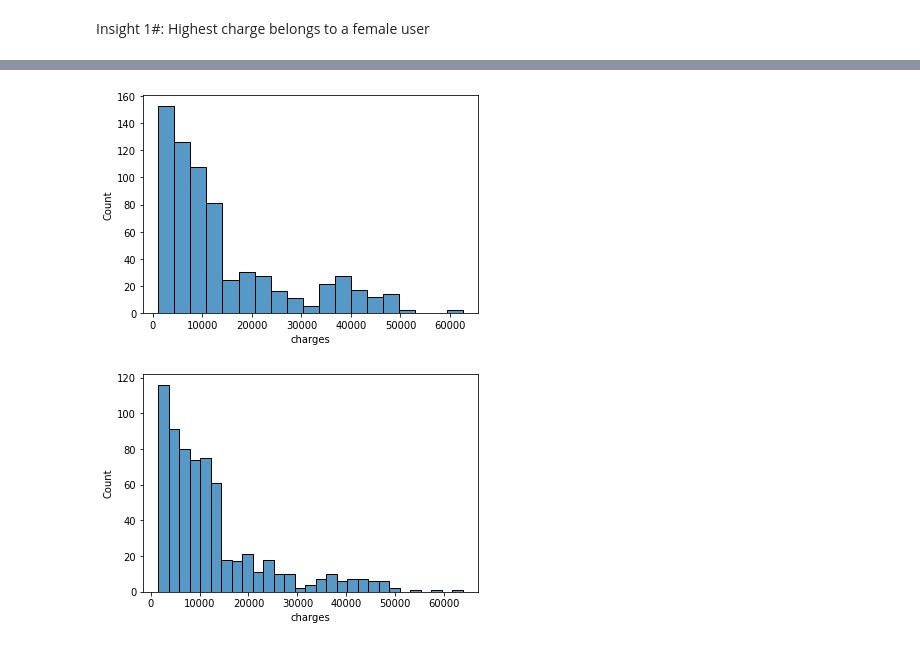
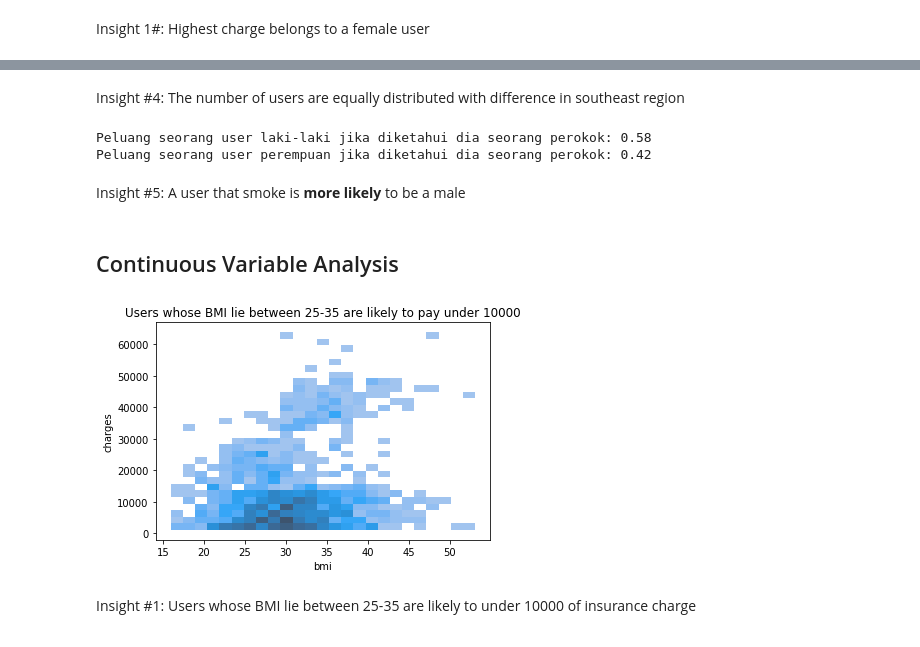
Before and after one commit to rahmanazizf/Pacmann_Projects, a Jupyter notebook: Project_Probability1/Project_1_Pacmann_RAF.ipynb, the cells around one changed output, grey strips where cells are left out. Saved outputs shown, nothing was run; the diff lists cells and outputs as text; code cells hidden in the pictures.

```diff
--- a/Project_Probability1/Project_1_Pacmann_RAF.ipynb
+++ b/Project_Probability1/Project_1_Pacmann_RAF.ipynb
@@ -108,10 +138,30 @@ Insight 1#: Highest charge belongs to a female user
+# %% [markdown]
+Insight #4: The number of users are equally distributed with difference in southeast region
+# %%
+# probability of being a male or female given a smoker
+
+n_smokers = len(insurance[smoker])
+
+# probability of being a male given a smoker
+p_male_smoker = len(insurance[smoker & male])/len(insurance[smoker])
+
+# probability of being a female given a smoker
+p_female_smoker = len(insurance[smoker & ~male])/len(insurance[smoker])
+
+print(f"Peluang seorang user laki-laki jika diketahui dia seorang perokok: {p_male_smoker:.2f}")
+print(f"Peluang seorang user perempuan jika diketahui dia seorang perokok: {p_female_smoker:.2f}")
+# %% [output]
+Peluang seorang user laki-laki jika diketahui dia seorang perokok: 0.58
+Peluang seorang user perempuan jika diketahui dia seorang perokok: 0.42
+# %% [markdown]
+Insight #5: A user that smoke is **more likely** to be a male
+# %% [markdown]
+## Continuous Variable Analysis
 # %%
-sns.histplot(data=insurance[male], x='charges')
+sns.histplot(data=insurance, x='bmi', y='charges')
+plt.title('Users whose BMI lie between 25-35 are likely to pay under 10000')
 plt.show()
 # %% [output]
-[figure, old version]
+[figure, new version]
-# %%
-sns.histplot(data=insurance[~male], x='charges')
-plt.show()
-# %% [output]
-[figure, removed]
+# %% [markdown]
+Insight #1: Users whose BMI lie between 25-35 are likely to under 10000 of insurance charge
```
Also changed, not shown: parts of 5 cells of this notebook.
